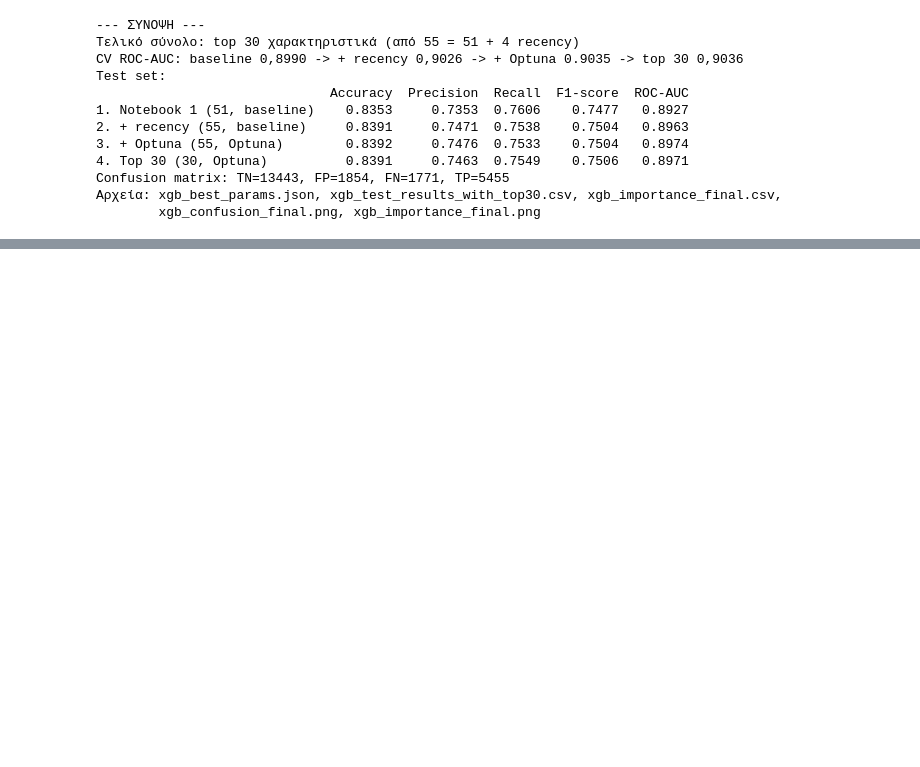
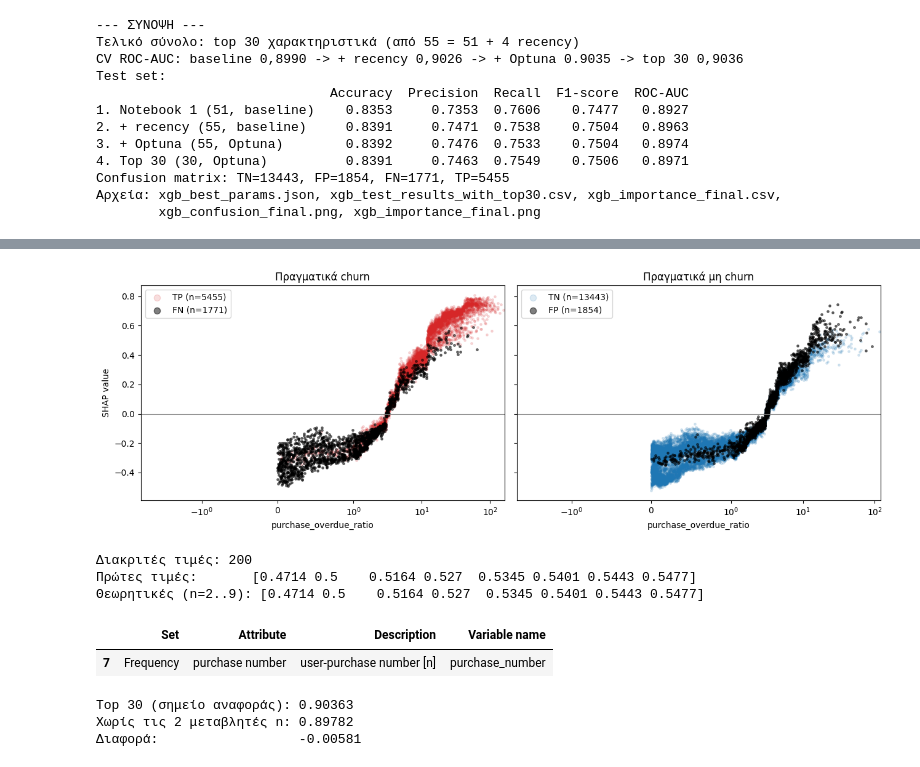
Before and after one commit to mariapourgianou/thesis-churn-prediction, a Jupyter notebook: XGBoost Optuna.ipynb, the cells around one changed output, grey strips where cells are left out. Cells and saved outputs as stored; diff of their text form; code cells hidden in the pictures; blank space fills up the shorter version.

```diff
--- a/XGBoost Optuna.ipynb
+++ b/XGBoost Optuna.ipynb
@@ -618,0 +747,32 @@ Confusion matrix: TN=13443, FP=1854, FN=1771, TP=5455
+# %%
+scatter_errors('purchase_overdue_ratio')
+# %% [output]
+[figure, added]
+# %%
+vals = np.sort(X_test_r['purchase_number_cv'].unique())
+print('Διακριτές τιμές:', len(vals))
+print('Πρώτες τιμές:      ', vals[:8].round(4))
+
+n = np.arange(2, 10)
+print('Θεωρητικές (n=2..9):', (2*np.sqrt(n/(12*(n+1)))).round(4))
+# %% [output]
+Διακριτές τιμές: 200
+Πρώτες τιμές:       [0.4714 0.5    0.5164 0.527  0.5345 0.5401 0.5443 0.5477]
+Θεωρητικές (n=2..9): [0.4714 0.5    0.5164 0.527  0.5345 0.5401 0.5443 0.5477]
+# %%
+dd = pd.read_csv('data_dict.csv', encoding='cp1252')
+dd[dd.astype(str).apply(lambda r: r.str.contains('purchase_number', case=False).any(), axis=1)]
+# %% [output]
+|  | Set | Attribute | Description | Variable name |
+| 7 | Frequency | purchase number | user-purchase number [n] | purchase_number |
+# %%
+cols_no_n = [c for c in top30 if c not in ('purchase_number_cv', 'purchase_number_sum')]
+s = cv_auc(study.best_params, X_train_r, cols_no_n)
+
+print('Top 30 (σημείο αναφοράς):', round(ref.mean(), 5))
+print('Χωρίς τις 2 μεταβλητές n:', round(s.mean(), 5))
+print('Διαφορά:                 ', round(s.mean() - ref.mean(), 5))
+# %% [output]
+Top 30 (σημείο αναφοράς): 0.90363
+Χωρίς τις 2 μεταβλητές n: 0.89782
+Διαφορά:                  -0.00581
```
Also changed, not shown: parts of 16 cells of this notebook.
